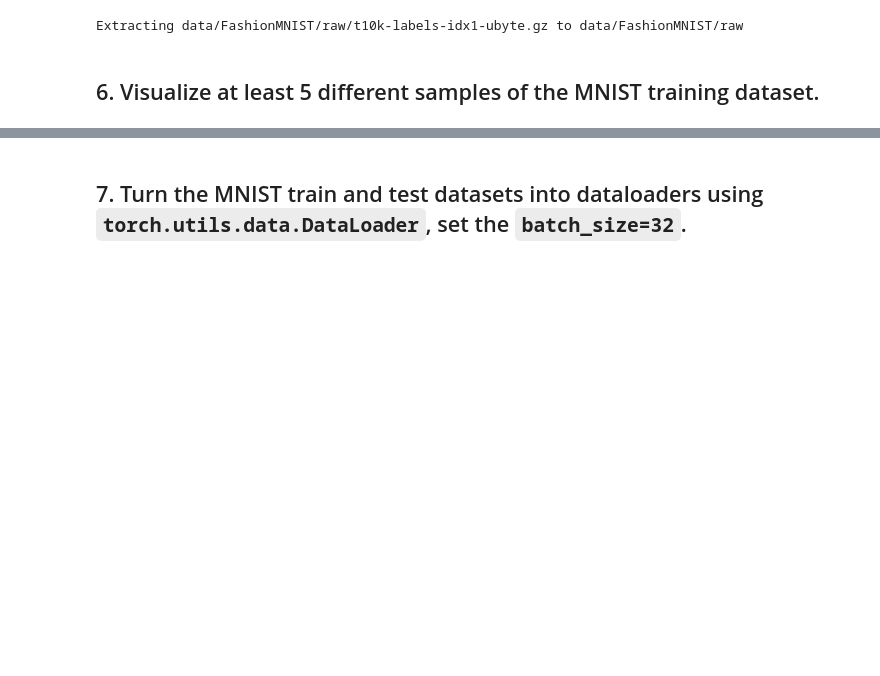
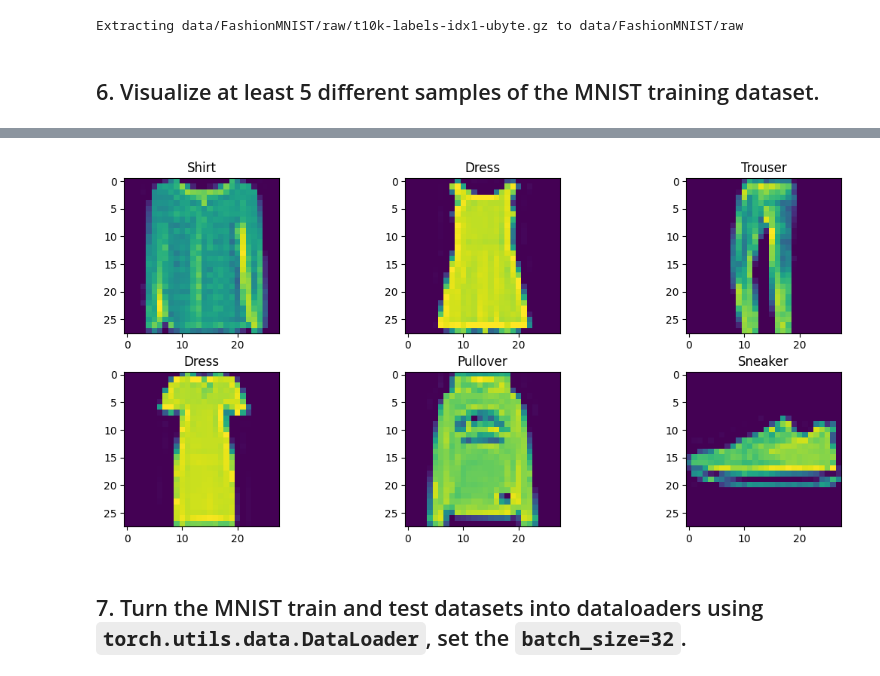
Before and after one commit to lnsayer/udemy_ml_course, a Jupyter notebook: my_version_03_pytorch_computer_vision_exercises.ipynb, the cells around one changed output, grey strips where cells are left out. Saved outputs shown, nothing was run; the diff lists cells and outputs as text; code cells hidden in the pictures; blank space fills up the shorter version.

```diff
--- a/my_version_03_pytorch_computer_vision_exercises.ipynb
+++ b/my_version_03_pytorch_computer_vision_exercises.ipynb
@@ -95,7 +78,7 @@ Torchvision version: 0.17.1+cu121
 # %% [markdown]
 ## 5. Load the [`torchvision.datasets.MNIST()`](https://pytorch.org/vision/stable/generated/torchvision.datasets.MNIST.html#torchvision.datasets.MNIST) train and test datasets.
 # %%
-train_dataset = datasets.FashionMNIST(
+train_data = datasets.FashionMNIST(
                                       root="data", # Where to download the data to
                                       train = "True", # download the training, not test data
                                       download= True, # download data if it doesn't exist on disk
@@ -104,7 +87,7 @@ train_dataset = datasets.FashionMNIST(
                                       )
 
 
-test_dataset = datasets.FashionMNIST(
+test_data = datasets.FashionMNIST(
                                      root="data",
                                      train = False,
                                      download = True,
@@ -131,3 +128,18 @@ Extracting data/FashionMNIST/raw/t10k-labels-idx1-ubyte.gz to data/FashionMNIST/
+# %%
+fig = plt.figure(figsize=(14,6))
+fig.tight_layout(pad=5.0)
+
+for i in range(1,7):
+  random_num = torch.randint(1, len(train_data), (1,)).item()
+  image, label = train_data[random_num]
+  image.squeeze_()
+  plt.subplot(2,3,i)
+  plt.imshow(image)
+  plt.title(train_data.classes[label])
+  plt.subplots_adjust(wspace=0.1,
+                    hspace=0.25)
+# %% [output]
+[figure, added]
 # %% [markdown]
 ## 7. Turn the MNIST train and test datasets into dataloaders using `torch.utils.data.DataLoader`, set the `batch_size=32`.
 # %% [markdown]
```
Also changed, not shown: parts of 3 cells of this notebook.
